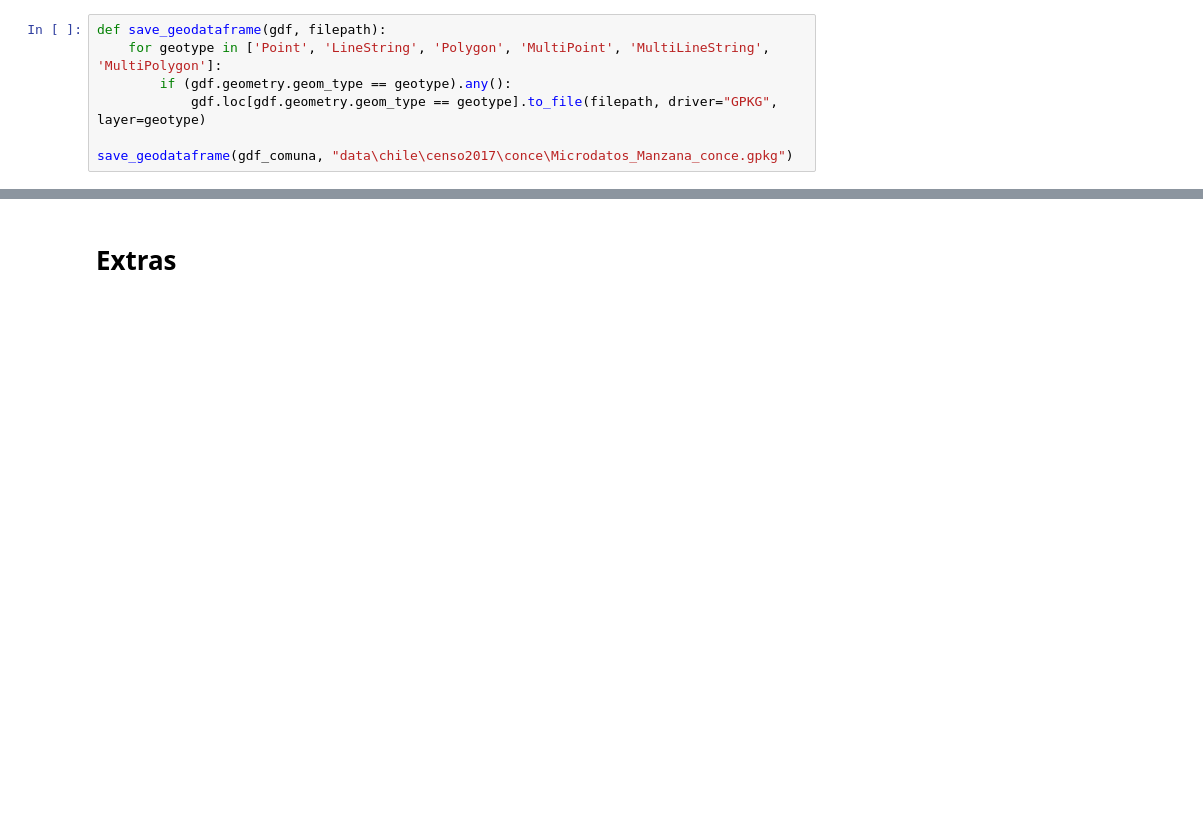
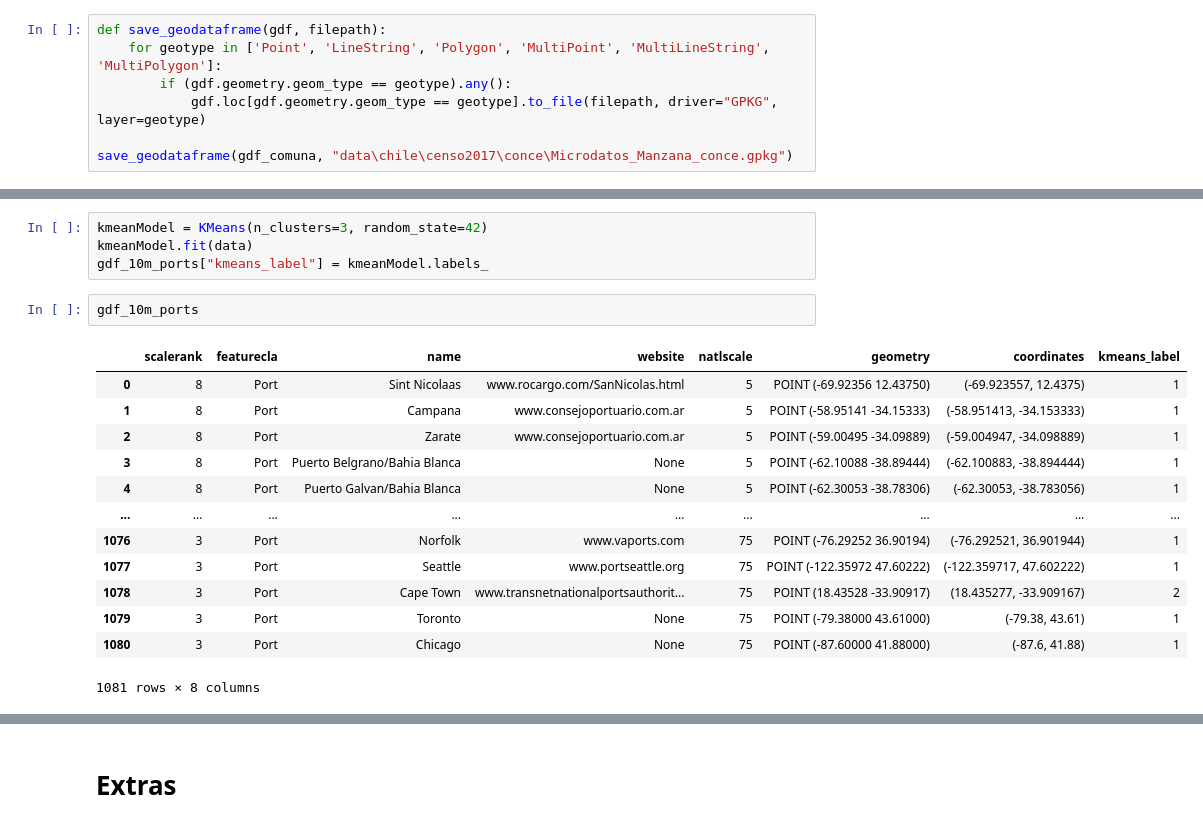
Before and after one commit to maniconaji/30DayMapChallenge, a Jupyter notebook: main.ipynb, the cells around one changed output, grey strips where cells are left out. Cells and saved outputs as stored; diff of their text form; blank space fills up the shorter version.

```diff
--- a/main.ipynb
+++ b/main.ipynb
@@ -191,0 +269,20 @@ save_geodataframe(gdf_comuna, "data\chile\censo2017\conce\Microdatos_Manzana_con
+# %%
+kmeanModel = KMeans(n_clusters=3, random_state=42)
+kmeanModel.fit(data)
+gdf_10m_ports["kmeans_label"] = kmeanModel.labels_
+# %%
+gdf_10m_ports
+# %% [output]
+|  | scalerank | featurecla | name | website | natlscale | geometry | coordinates | kmeans_label |
+| 0 | 8 | Port | Sint Nicolaas | www.rocargo.com/SanNicolas.html | 5 | POINT (-69.92356 12.43750) | (-69.923557, 12.4375) | 1 |
+| 1 | 8 | Port | Campana | www.consejoportuario.com.ar | 5 | POINT (-58.95141 -34.15333) | (-58.951413, -34.153333) | 1 |
+| 2 | 8 | Port | Zarate | www.consejoportuario.com.ar | 5 | POINT (-59.00495 -34.09889) | (-59.004947, -34.098889) | 1 |
+| 3 | 8 | Port | Puerto Belgrano/Bahia Blanca | None | 5 | POINT (-62.10088 -38.89444) | (-62.100883, -38.894444) | 1 |
+| 4 | 8 | Port | Puerto Galvan/Bahia Blanca | None | 5 | POINT (-62.30053 -38.78306) | (-62.30053, -38.783056) | 1 |
+| ... | ... | ... | ... | ... | ... | ... | ... | ... |
+| 1076 | 3 | Port | Norfolk | www.vaports.com | 75 | POINT (-76.29252 36.90194) | (-76.292521, 36.901944) | 1 |
+| 1077 | 3 | Port | Seattle | www.portseattle.org | 75 | POINT (-122.35972 47.60222) | (-122.359717, 47.602222) | 1 |
+| 1078 | 3 | Port | Cape Town | www.transnetnationalportsauthorit... | 75 | POINT (18.43528 -33.90917) | (18.435277, -33.909167) | 2 |
+| 1079 | 3 | Port | Toronto | None | 75 | POINT (-79.38000 43.61000) | (-79.38, 43.61) | 1 |
+| 1080 | 3 | Port | Chicago | None | 75 | POINT (-87.60000 41.88000) | (-87.6, 41.88) | 1 |
+1081 rows × 8 columns
```
Also changed, not shown: parts of 13 cells of this notebook, 2 other files.
